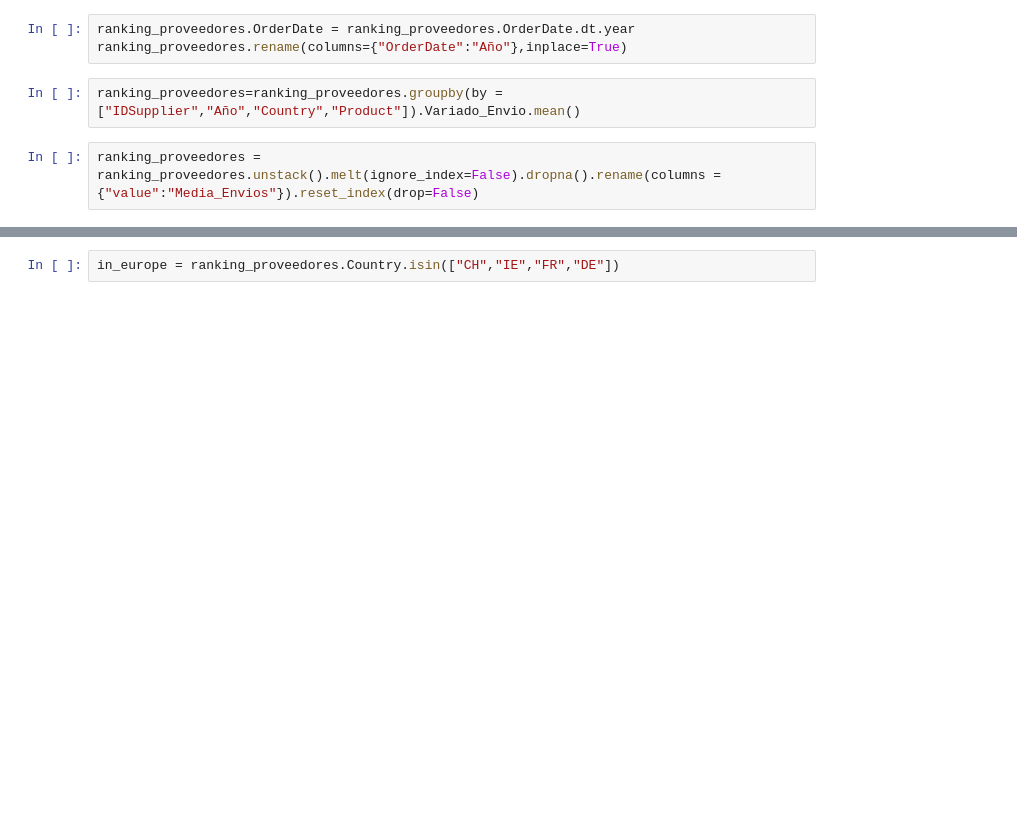
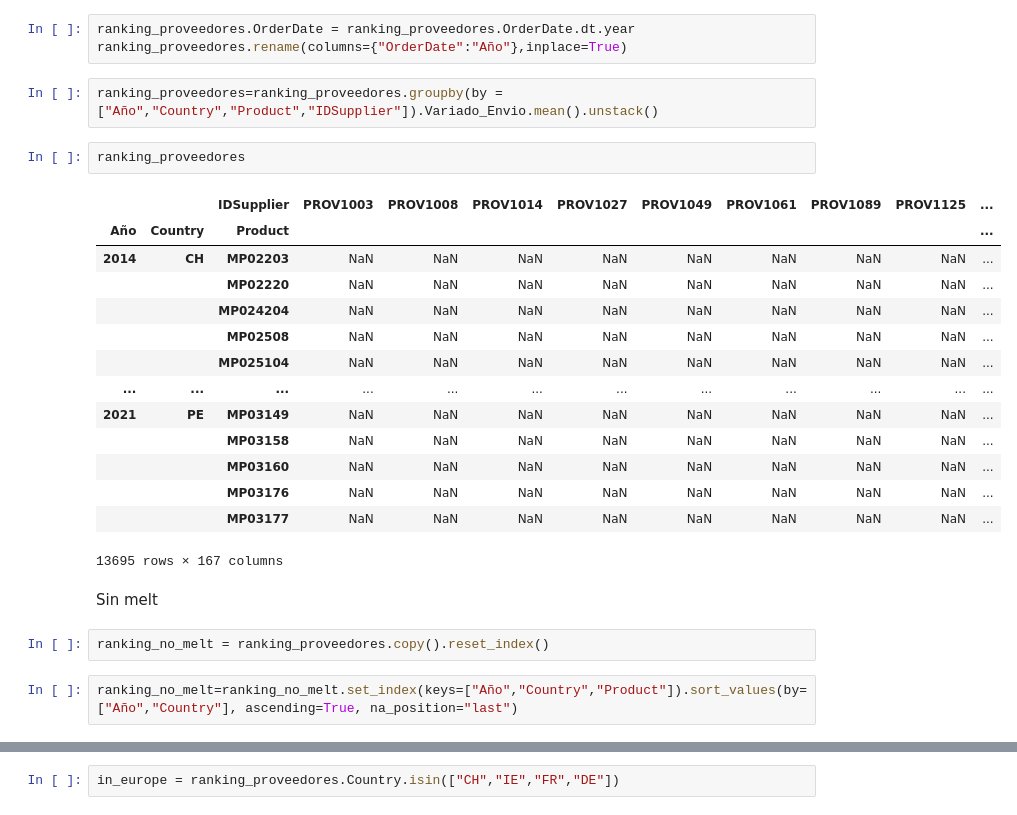
Before and after one commit to borjaLISDATA/Pruebas, a Jupyter notebook: Pandas/Prueba_Tecnica_y_Modelado_ETL.ipynb, the cells around one changed output, grey strips where cells are left out. Cells and saved outputs as stored; diff of their text form; blank space fills up the shorter version.

```diff
--- a/Pandas/Prueba_Tecnica_y_Modelado_ETL.ipynb
+++ b/Pandas/Prueba_Tecnica_y_Modelado_ETL.ipynb
@@ -444,6 +424,27 @@ ranking_proveedores
 ranking_proveedores.OrderDate = ranking_proveedores.OrderDate.dt.year
 ranking_proveedores.rename(columns={"OrderDate":"Año"},inplace=True)
 # %%
-ranking_proveedores=ranking_proveedores.groupby(by = ["IDSupplier","Año","Country","Product"]).Variado_Envio.mean()
+ranking_proveedores=ranking_proveedores.groupby(by = ["Año","Country","Product","IDSupplier"]).Variado_Envio.mean().unstack()
-# %%
-ranking_proveedores = ranking_proveedores.unstack().melt(ignore_index=False).dropna().rename(columns = {"value":"Media_Envios"}).reset_index(drop=False)
+# %%
+ranking_proveedores
+# %% [output]
+|  |  | IDSupplier | PROV1003 | PROV1008 | PROV1014 | PROV1027 | PROV1049 | PROV1061 | PROV1089 | PROV1125 | ... |
+| Año | Country | Product |  |  |  |  |  |  |  |  | ... |
+| 2014 | CH | MP02203 | NaN | NaN | NaN | NaN | NaN | NaN | NaN | NaN | ... |
+|  |  | MP02220 | NaN | NaN | NaN | NaN | NaN | NaN | NaN | NaN | ... |
+|  |  | MP024204 | NaN | NaN | NaN | NaN | NaN | NaN | NaN | NaN | ... |
+|  |  | MP02508 | NaN | NaN | NaN | NaN | NaN | NaN | NaN | NaN | ... |
+|  |  | MP025104 | NaN | NaN | NaN | NaN | NaN | NaN | NaN | NaN | ... |
+| ... | ... | ... | ... | ... | ... | ... | ... | ... | ... | ... | ... |
+| 2021 | PE | MP03149 | NaN | NaN | NaN | NaN | NaN | NaN | NaN | NaN | ... |
+|  |  | MP03158 | NaN | NaN | NaN | NaN | NaN | NaN | NaN | NaN | ... |
+|  |  | MP03160 | NaN | NaN | NaN | NaN | NaN | NaN | NaN | NaN | ... |
+|  |  | MP03176 | NaN | NaN | NaN | NaN | NaN | NaN | NaN | NaN | ... |
+|  |  | MP03177 | NaN | NaN | NaN | NaN | NaN | NaN | NaN | NaN | ... |
+13695 rows × 167 columns
+# %% [markdown]
+Sin melt
+# %%
+ranking_no_melt = ranking_proveedores.copy().reset_index()
+# %%
+ranking_no_melt=ranking_no_melt.set_index(keys=["Año","Country","Product"]).sort_values(by=["Año","Country"], ascending=True, na_position="last")
```
Also changed, not shown: parts of 16 cells of this notebook.
